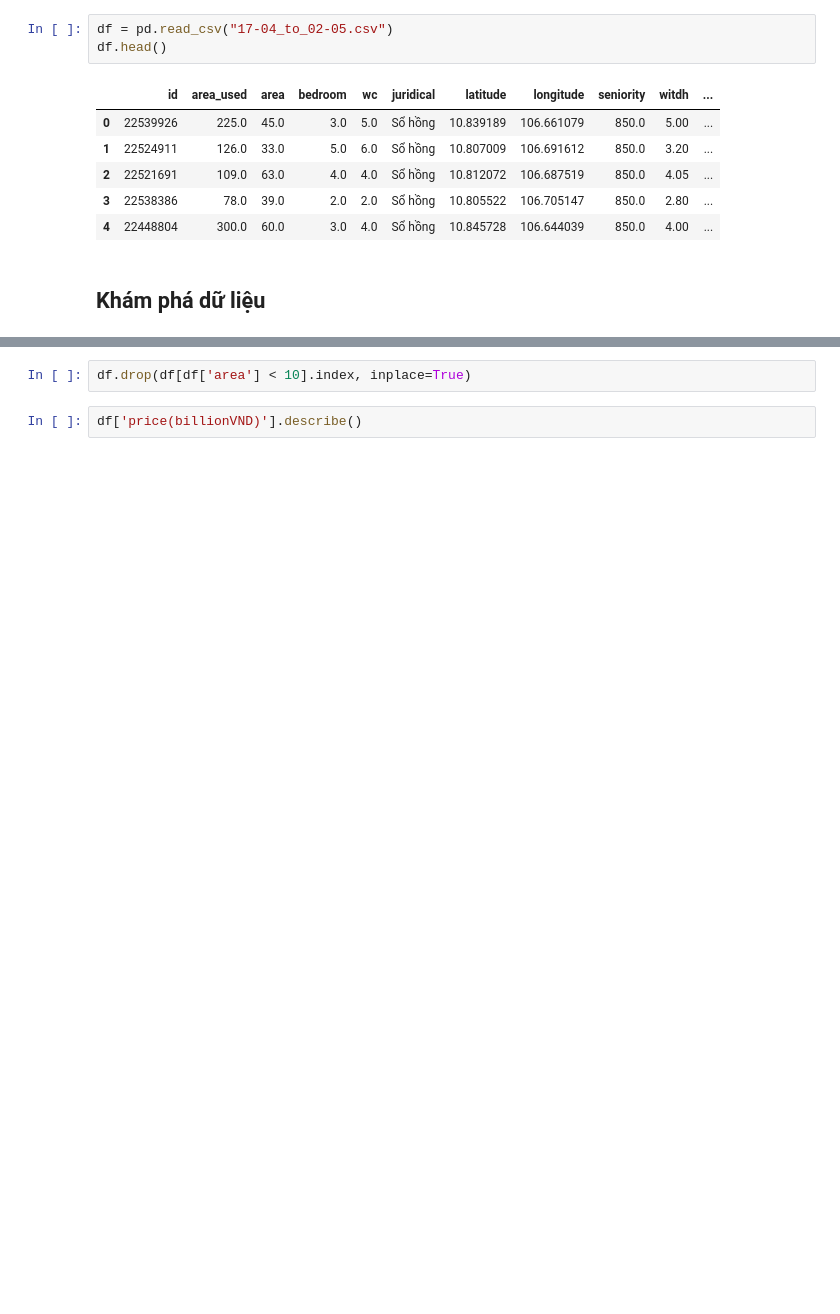
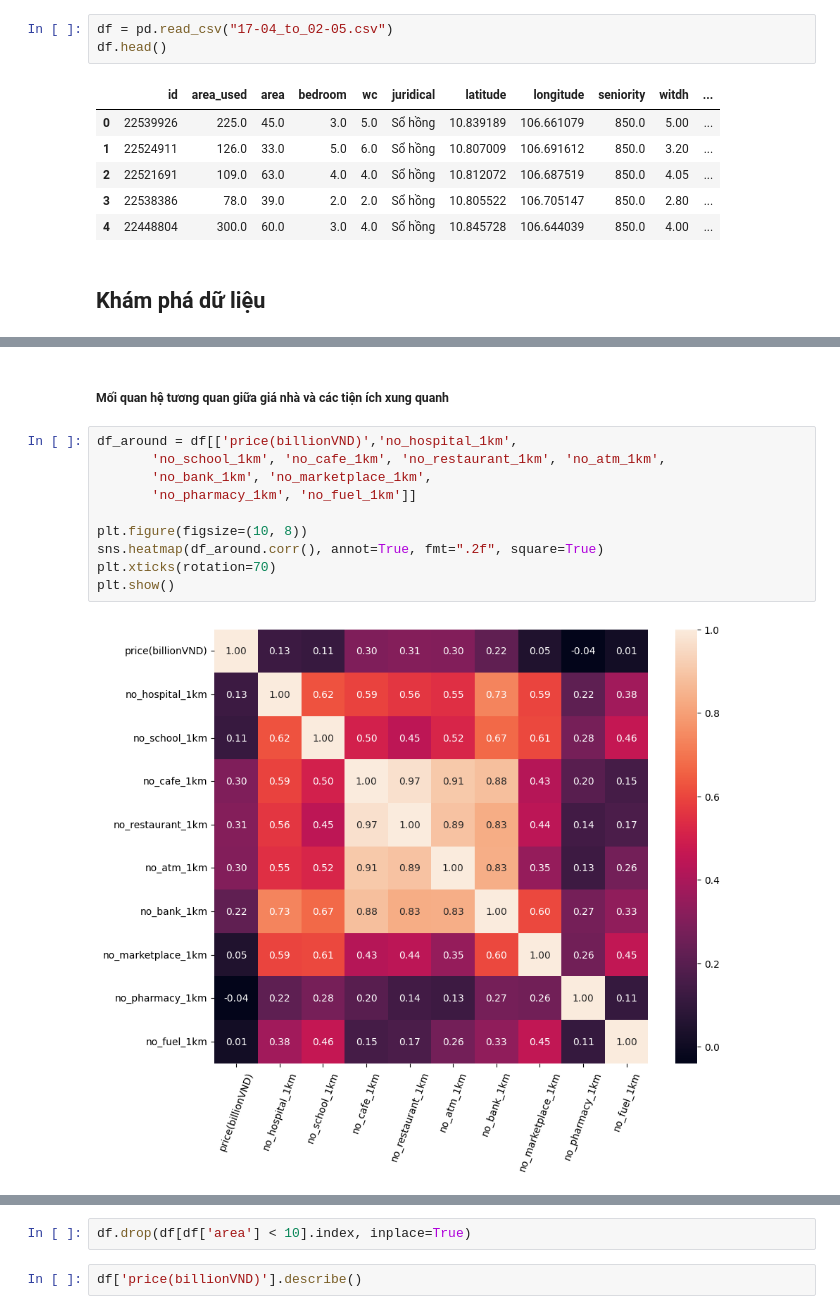
Before and after one commit to TTAT91A/Mogi_HousePrices_Pipeline, a Jupyter notebook: dags/code/Explore.ipynb, the cells around one changed output, grey strips where cells are left out. Cells and saved outputs as stored; diff of their text form; blank space fills up the shorter version.

```diff
--- a/dags/code/Explore.ipynb
+++ b/dags/code/Explore.ipynb
@@ -18,0 +133,14 @@ df.head()
+# %% [markdown]
+##### Mối quan hệ tương quan giữa giá nhà và các tiện ích xung quanh
+# %%
+df_around = df[['price(billionVND)','no_hospital_1km',
+       'no_school_1km', 'no_cafe_1km', 'no_restaurant_1km', 'no_atm_1km',
+       'no_bank_1km', 'no_marketplace_1km',
+       'no_pharmacy_1km', 'no_fuel_1km']]
+
+plt.figure(figsize=(10, 8))
+sns.heatmap(df_around.corr(), annot=True, fmt=".2f", square=True)
+plt.xticks(rotation=70)
+plt.show()
+# %% [output]
+[figure, added]
```
Also changed, not shown: parts of 40 cells of this notebook, 6 other files.
